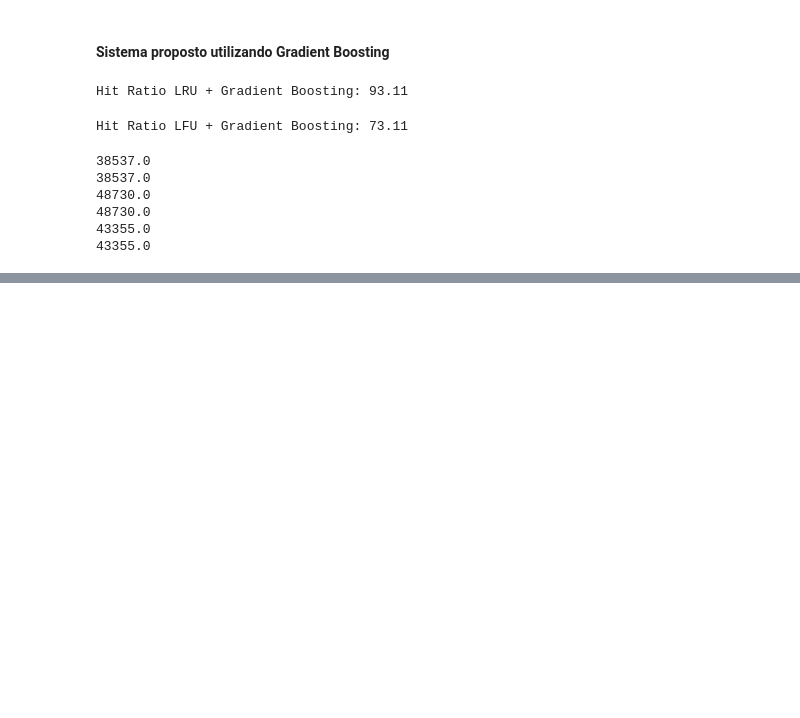
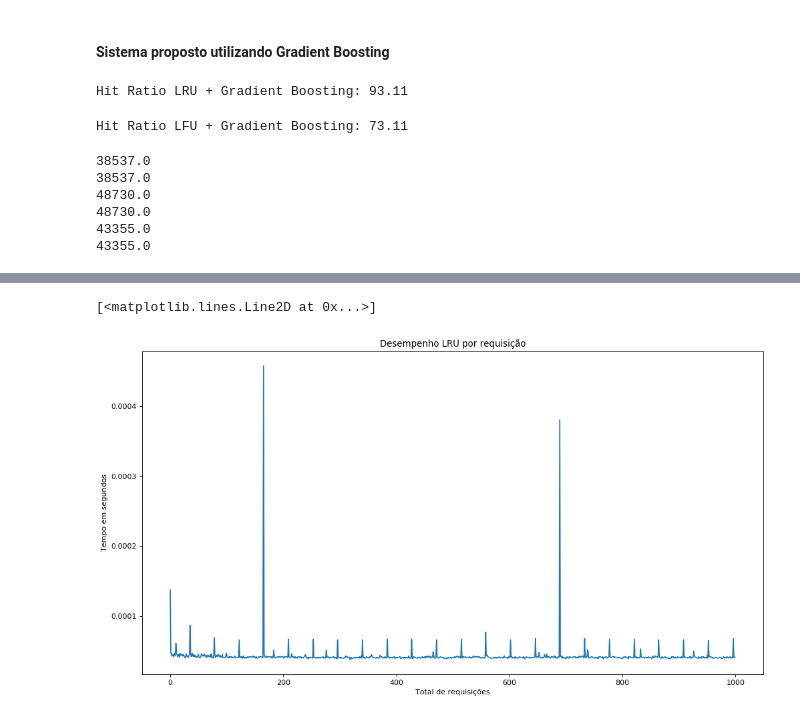
Before and after one commit to alexandreio/Web-Proxy-Cache-Inteligente, a Jupyter notebook: 2 - Versão Final.ipynb, the cells around one changed output, grey strips where cells are left out. Saved outputs shown, nothing was run; the diff lists cells and outputs as text; code cells hidden in the pictures; blank space fills up the shorter version.

```diff
--- a/2 - Versão Final.ipynb
+++ b/2 - Versão Final.ipynb
@@ -508,0 +569,15 @@ Se o algoritmo de classificação diz que n tem necessidade de consultar o algor
+# %%
+times_LRU = executa_algoritmo_cache_benchmark(LRU, 15, test)
+times_LFU = executa_algoritmo_cache_benchmark(LFU, 15, test)
+# %%
+x_times_LRU = pd.DataFrame(times_LRU)
+x_times_LRU[0] = x_times_LRU[0]  / np.timedelta64(1, 's')
+
+figure(num=None, figsize=(15, 8), dpi=80, facecolor='w', edgecolor='k')
+plt.title("Desempenho LRU por requisição")
+plt.xlabel("Total de requisições")
+plt.ylabel("Tempo em segundos")
+plt.plot(x_times_LRU)
+# %% [output]
+[<matplotlib.lines.Line2D at 0x...>]
+[figure, added]
```
Also changed, not shown: parts of 32 cells of this notebook.
